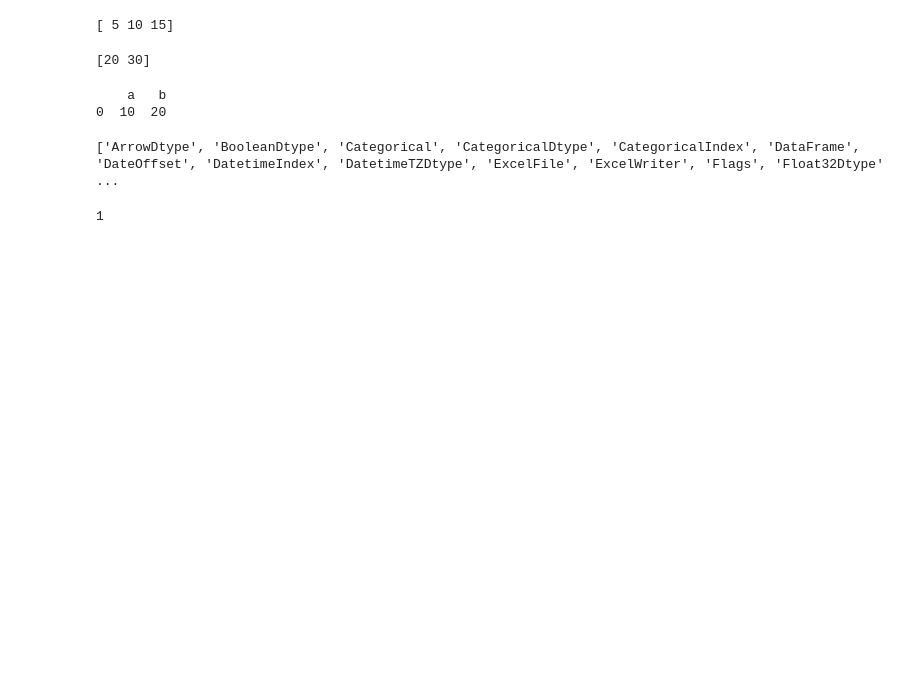
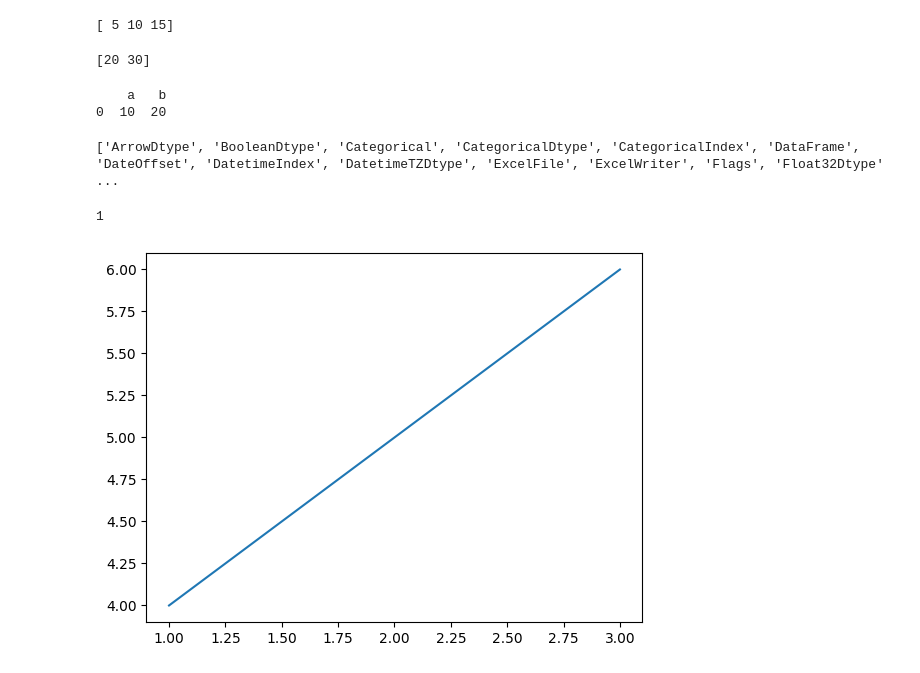
Before and after one commit to eswari64/datascience, a Jupyter notebook: Copy_of_Welcome_To_Colab.ipynb, the cells around one changed output. Cells and saved outputs as stored; diff of their text form; code cells hidden in the pictures; blank space fills up the shorter version.

```diff
--- a/Copy_of_Welcome_To_Colab.ipynb
+++ b/Copy_of_Welcome_To_Colab.ipynb
@@ -1315,3 +1315,11 @@ data=[10,20,30,40]
 print(data.index(20))
 # %% [output]
 1
+# %%
+import matplotlib.pyplot as plt
+x=[1,2,3]
+y=[4,5,6]
+plt.plot(x,y)
+plt.show()
+# %% [output]
+[figure, added]
```
Also changed, not shown: parts of 2 cells of this notebook.
